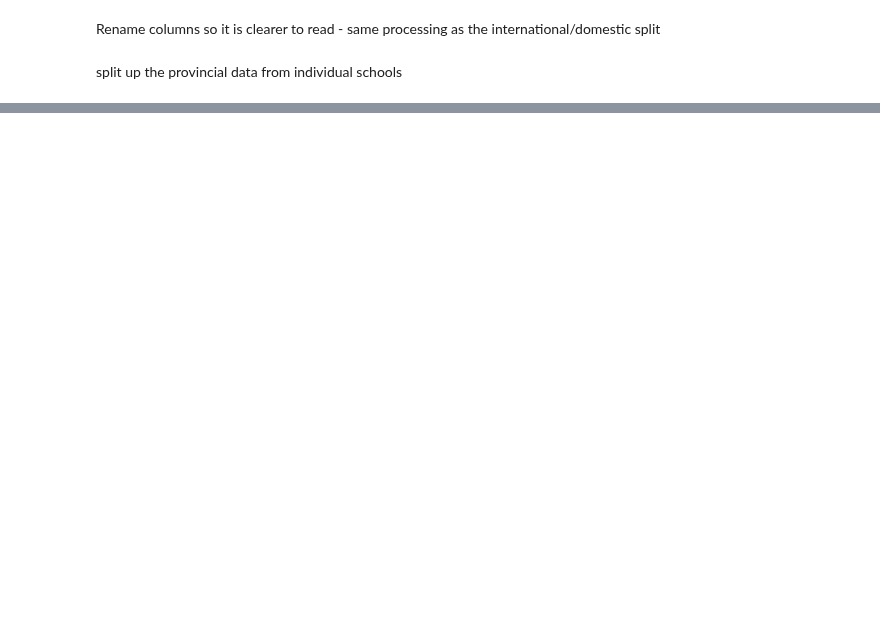
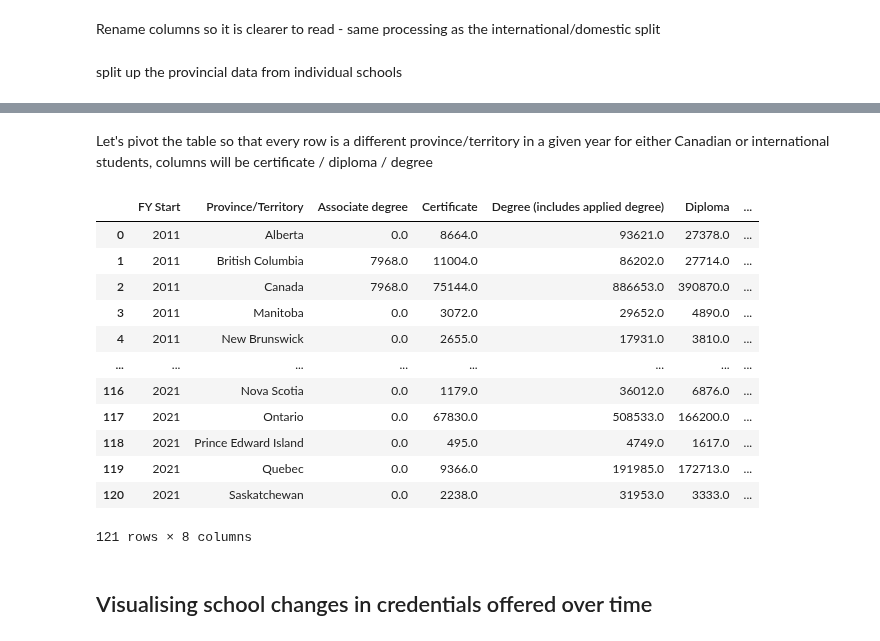
Before and after one commit to tjjdoherty/canadian-psi-project, a Jupyter notebook: statcan_credential_types.ipynb, the cells around one changed output, grey strips where cells are left out. Saved outputs shown, nothing was run; the diff lists cells and outputs as text; code cells hidden in the pictures; blank space fills up the shorter version.

```diff
--- a/statcan_credential_types.ipynb
+++ b/statcan_credential_types.ipynb
@@ -146,6 +140,6 @@ canada_df.sample(10)
 # %%
 # rename the School/Locality column to Province in canada_df
-canada_df.rename(columns={"School/Locality": "Province"}, inplace=True)
+canada_df.rename(columns={"School/Locality": "Province/Territory"}, inplace=True)
 # %% [output]
 A value is trying to be set on a copy of a slice from a DataFrame
 
@@ -162,0 +223,39 @@ canada_df.sample(5)
+# %% [markdown]
+Let's pivot the table so that every row is a different province/territory in a given year for either Canadian or international students, columns will be certificate / diploma / degree
+# %%
+# List of territories to exclude - numbers are too small
+territories = ["Yukon", "Northwest Territories", "Nunavut"]
+
+canada_df = canada_df[
+    ~canada_df['Province/Territory'].isin(territories)
+]
+
+# pivot the table for separate columns for each unique credential type
+canada_df = canada_df.pivot_table(
+    index=['FY Start', 'Province/Territory'], # specify what is staying the same
+    columns='Credential type', # specify what is being pivoted
+    values='Enrolment', # specifying the values to fill the new pivoted columns
+    aggfunc='sum',
+    fill_value=0 # replace NaN with 0
+).reset_index()
+
+# rename the index column
+canada_df.columns.name = None
+# %%
+canada_df
+# %% [output]
+|  | FY Start | Province/Territory | Associate degree | Certificate | Degree (includes applied degree) | Diploma | ... |
+| 0 | 2011 | Alberta | 0.0 | 8664.0 | 93621.0 | 27378.0 | ... |
+| 1 | 2011 | British Columbia | 7968.0 | 11004.0 | 86202.0 | 27714.0 | ... |
+| 2 | 2011 | Canada | 7968.0 | 75144.0 | 886653.0 | 390870.0 | ... |
+| 3 | 2011 | Manitoba | 0.0 | 3072.0 | 29652.0 | 4890.0 | ... |
+| 4 | 2011 | New Brunswick | 0.0 | 2655.0 | 17931.0 | 3810.0 | ... |
+| ... | ... | ... | ... | ... | ... | ... | ... |
+| 116 | 2021 | Nova Scotia | 0.0 | 1179.0 | 36012.0 | 6876.0 | ... |
+| 117 | 2021 | Ontario | 0.0 | 67830.0 | 508533.0 | 166200.0 | ... |
+| 118 | 2021 | Prince Edward Island | 0.0 | 495.0 | 4749.0 | 1617.0 | ... |
+| 119 | 2021 | Quebec | 0.0 | 9366.0 | 191985.0 | 172713.0 | ... |
+| 120 | 2021 | Saskatchewan | 0.0 | 2238.0 | 31953.0 | 3333.0 | ... |
+121 rows × 8 columns
+# %% [markdown]
+## Visualising school changes in credentials offered over time
```
Also changed, not shown: parts of 17 cells of this notebook.
